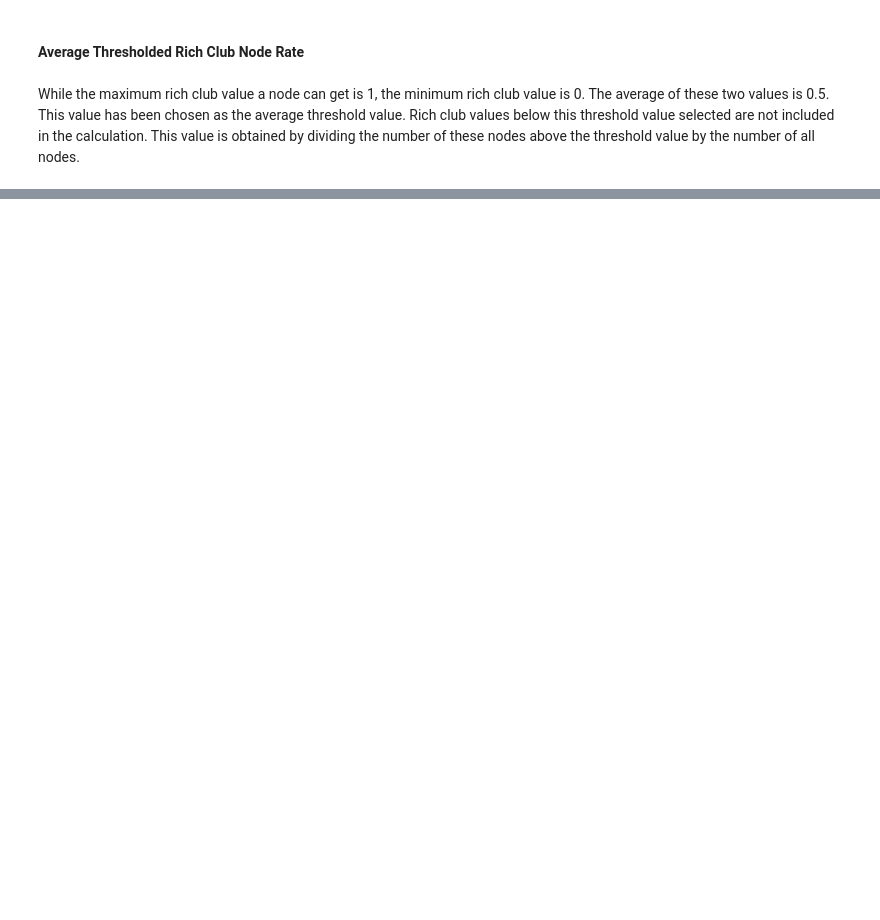
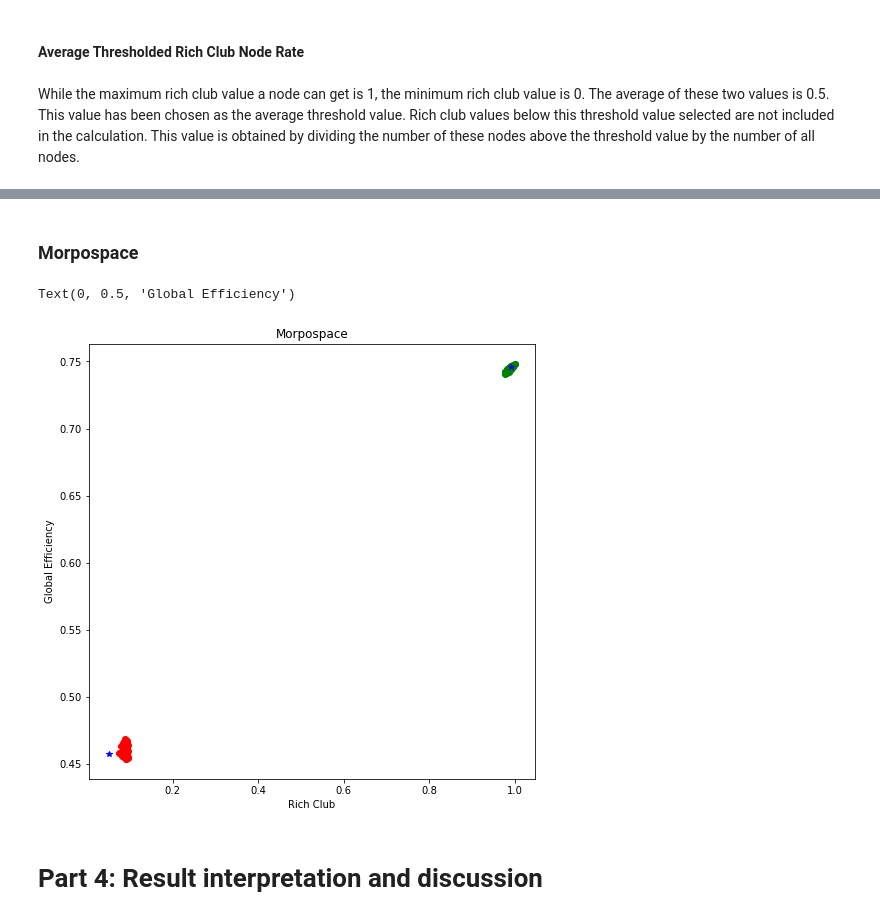
Before and after one commit to metinmertakcay/GT_Final, a Jupyter notebook: GraphTheoryFinal.ipynb, the cells around one changed output, grey strips where cells are left out. Cells and saved outputs as stored; diff of their text form; code cells hidden in the pictures; blank space fills up the shorter version.

```diff
--- a/GraphTheoryFinal.ipynb
+++ b/GraphTheoryFinal.ipynb
@@ -254,0 +293,44 @@ node_rate2 = thresh_rc_node_rate(G2, thresh)
+# %% [markdown]
+### Morpospace
+# %%
+# This function is used to find rich club and global efficiency value of graph
+# G_list: Generated random graph
+# return globs: global efficiency value
+# return rclubs: rich club values
+def create_morpospace_values(G_list):
+    globs = []
+    rclubs = []
+    for key, _ in enumerate(G_list):
+        G = G_list[key]
+
+        glob = graph_global_efficiency_value(G)
+        rclub = graph_rich_club_value(G, thresh)
+
+        globs.append(glob)
+        rclubs.append(rclub)
+
+    return globs, rclubs
+# %%
+globs1, rclubs1 = create_morpospace_values(G_list1)
+# %%
+globs2, rclubs2 = create_morpospace_values(G_list2)
+# %%
+g_rclub1, r_rclub1 = rclubs1[:N], rclubs1[-1]
+g_globs1, r_globs1 = globs1[:N], globs1[-1]
+
+g_rclub2, r_rclub2 = rclubs2[:N], rclubs2[-1]
+g_globs2, r_globs2 = globs2[:N], globs2[-1]
+# %%
+fig, ax = plt.subplots(figsize=(8, 8))
+ax.plot(g_rclub1, g_globs1, 'o', color='green')
+ax.plot(r_rclub1, r_globs1, '*', color='blue')
+ax.plot(g_rclub2, g_globs2, 'o', color='red')
+ax.plot(r_rclub2, r_globs2, '*', color='blue')
+ax.set_title('Morpospace')
+ax.set_xlabel('Rich Club')
+ax.set_ylabel('Global Efficiency')
+# %% [output]
+Text(0, 0.5, 'Global Efficiency')
+[figure, added]
+# %% [markdown]
+# Part 4: Result interpretation and discussion
```
Also changed, not shown: parts of 35 cells of this notebook.
